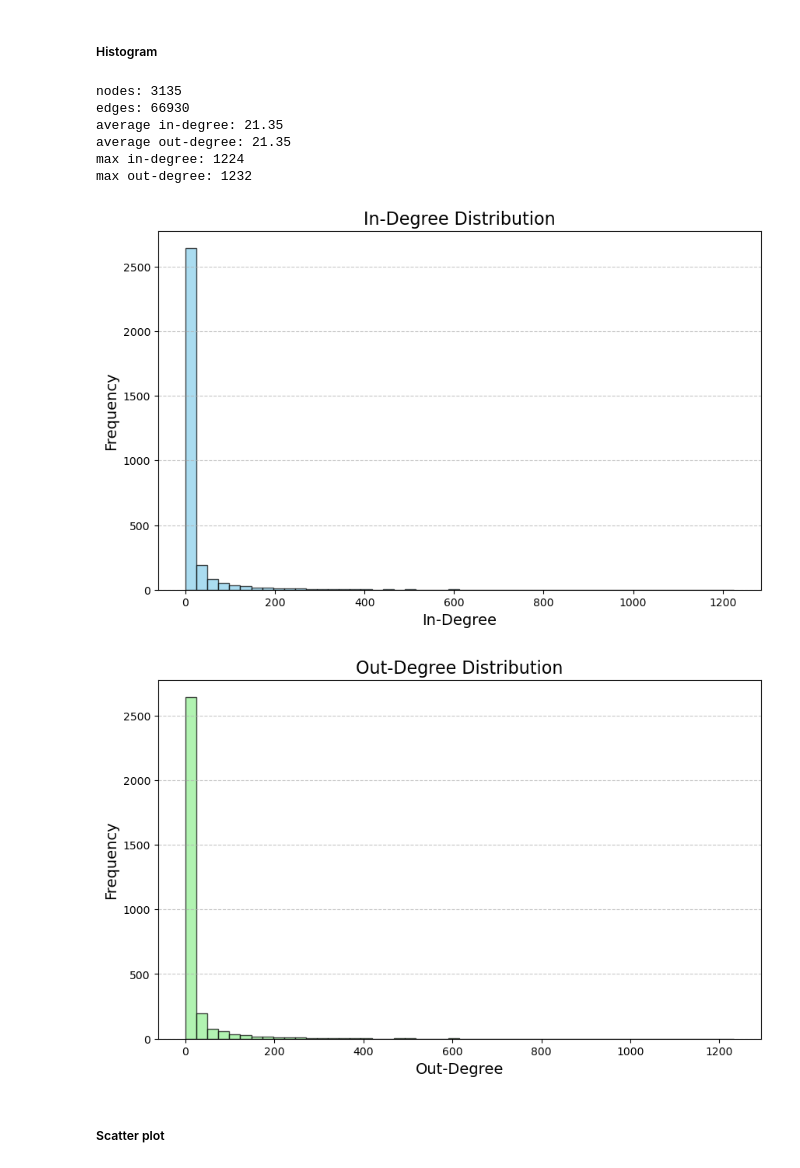
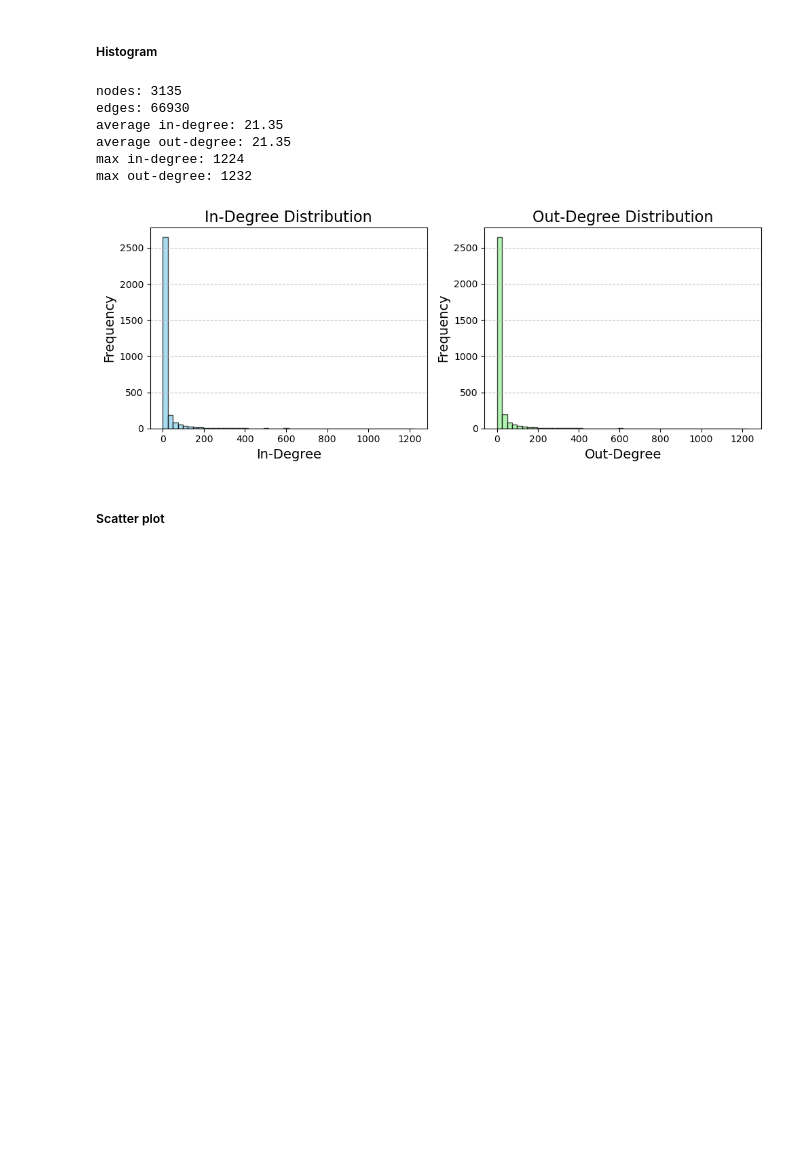
Before and after one commit to XIANALEE0508/02805-FP-G20, a Jupyter notebook: 02805 Final Projects.ipynb, the cells around one changed output. Saved outputs shown, nothing was run; the diff lists cells and outputs as text; code cells hidden in the pictures; blank space fills up the shorter version.

```diff
--- a/02805 Final Projects.ipynb
+++ b/02805 Final Projects.ipynb
@@ -324,37 +310,40 @@ out_degrees = [deg for _, deg in G.out_degree()]  # 节点的出度列表
 
 # 打印关键统计信息
 print(f"nodes: {G.number_of_nodes()}")  # 网络中的节点数量
 print(f"edges: {G.number_of_edges()}")  # 网络中的边数量
 print(f"average in-degree: {sum(in_degrees) / len(in_degrees):.2f}")  # 平均入度
 print(f"average out-degree: {sum(out_degrees) / len(out_degrees):.2f}")  # 平均出度
 print(f"max in-degree: {max(in_degrees)}")  # 最大入度
 print(f"max out-degree: {max(out_degrees)}")  # 最大出度
 
 # 绘制入度分布图
-plt.figure(figsize=(10, 6))
+plt.figure(figsize=(10, 4))
+plt.subplot(1, 2, 1)  # 将画布分为1行2列，第一张图
 plt.hist(in_degrees, bins=50, color="skyblue", edgecolor="black", alpha=0.7)  # 入度分布
 plt.title("In-Degree Distribution", fontsize=16)  # 标题
 plt.xlabel("In-Degree", fontsize=14)  # x轴标签
 plt.ylabel("Frequency", fontsize=14)  # y轴标签
 plt.grid(axis="y", linestyle="--", alpha=0.7)  # 网格线
-plt.show()
+
 
 # 绘制出度分布图
-plt.figure(figsize=(10, 6))
+plt.subplot(1, 2, 2)  # 将画布分为1行2列，第一张图
 plt.hist(out_degrees, bins=50, color="lightgreen", edgecolor="black", alpha=0.7)  # 出度分布
 plt.title("Out-Degree Distribution", fontsize=16)  # 标题
 plt.xlabel("Out-Degree", fontsize=14)  # x轴标签
 plt.ylabel("Frequency", fontsize=14)  # y轴标签
 plt.grid(axis="y", linestyle="--", alpha=0.7)  # 网格线
+
+
+plt.tight_layout()
 plt.show()
 # %% [output]
 nodes: 3135
 edges: 66930
 average in-degree: 21.35
 average out-degree: 21.35
 max in-degree: 1224
 max out-degree: 1232
-[figure, old version]
+[figure, new version]
-[figure, removed]
 # %% [markdown]
 ##### Scatter plot
```
Also changed, not shown: parts of 21 cells of this notebook, 3 other files.
